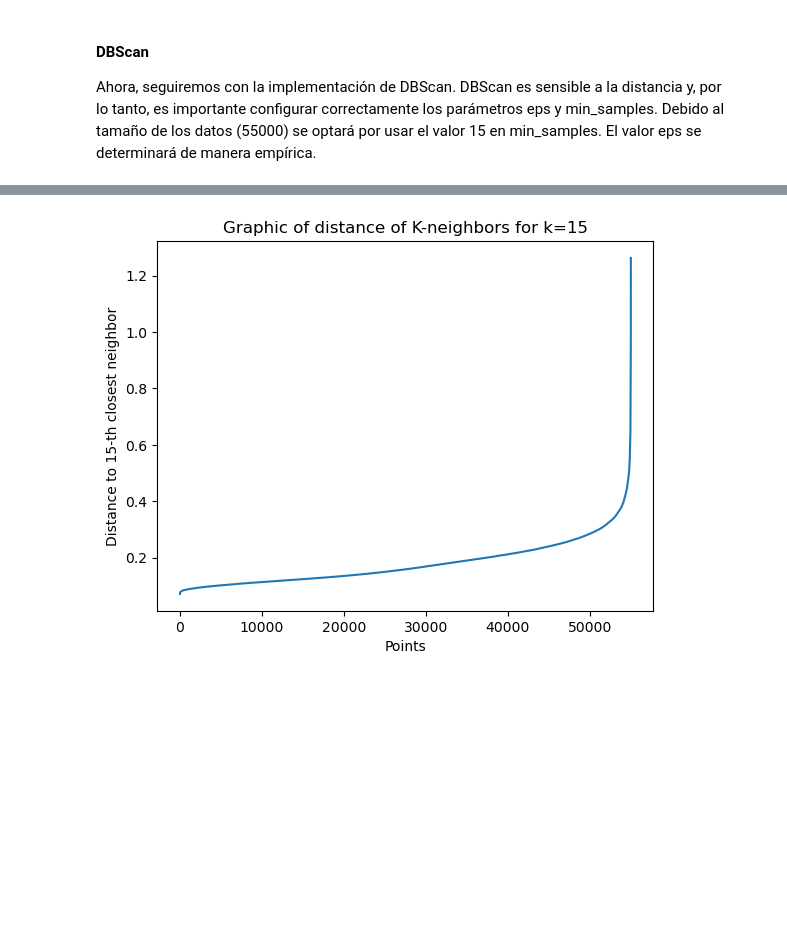
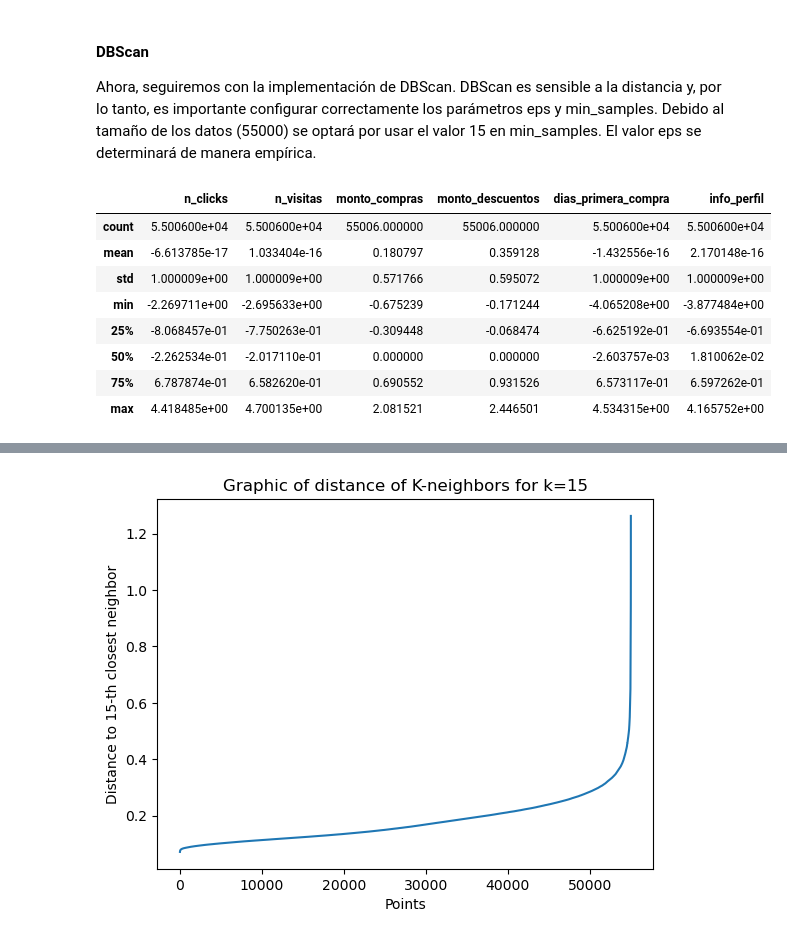
Before and after one commit to davexat/Client_Segmentation_Dashboard, a Jupyter notebook: notebooks/3.0_dsb_clustering_implementation.ipynb, the cells around one changed output, grey strips where cells are left out. Cells and saved outputs as stored; diff of their text form; code cells hidden in the pictures; blank space fills up the shorter version.

```diff
--- a/notebooks/3.0_dsb_clustering_implementation.ipynb
+++ b/notebooks/3.0_dsb_clustering_implementation.ipynb
@@ -130,3 +154,15 @@ visualize_clusters(df_scaled, df_kmeans, "cluster")
 Ahora, seguiremos con la implementación de DBScan. DBScan es sensible a la distancia y, por lo tanto, es importante configurar correctamente los parámetros eps y min_samples.
 Debido al tamaño de los datos (55000) se optará por usar el valor 15 en min_samples.
 El valor eps se determinará de manera empírica.
+# %%
+df_scaled.describe()
+# %% [output]
+|  | n_clicks | n_visitas | monto_compras | monto_descuentos | dias_primera_compra | info_perfil |
+| count | 5.500600e+04 | 5.500600e+04 | 55006.000000 | 55006.000000 | 5.500600e+04 | 5.500600e+04 |
+| mean | -6.613785e-17 | 1.033404e-16 | 0.180797 | 0.359128 | -1.432556e-16 | 2.170148e-16 |
+| std | 1.000009e+00 | 1.000009e+00 | 0.571766 | 0.595072 | 1.000009e+00 | 1.000009e+00 |
+| min | -2.269711e+00 | -2.695633e+00 | -0.675239 | -0.171244 | -4.065208e+00 | -3.877484e+00 |
+| 25% | -8.068457e-01 | -7.750263e-01 | -0.309448 | -0.068474 | -6.625192e-01 | -6.693554e-01 |
+| 50% | -2.262534e-01 | -2.017110e-01 | 0.000000 | 0.000000 | -2.603757e-03 | 1.810062e-02 |
+| 75% | 6.787874e-01 | 6.582620e-01 | 0.690552 | 0.931526 | 6.573117e-01 | 6.597262e-01 |
+| max | 4.418485e+00 | 4.700135e+00 | 2.081521 | 2.446501 | 4.534315e+00 | 4.165752e+00 |
```
Also changed, not shown: parts of 15 cells of this notebook.
